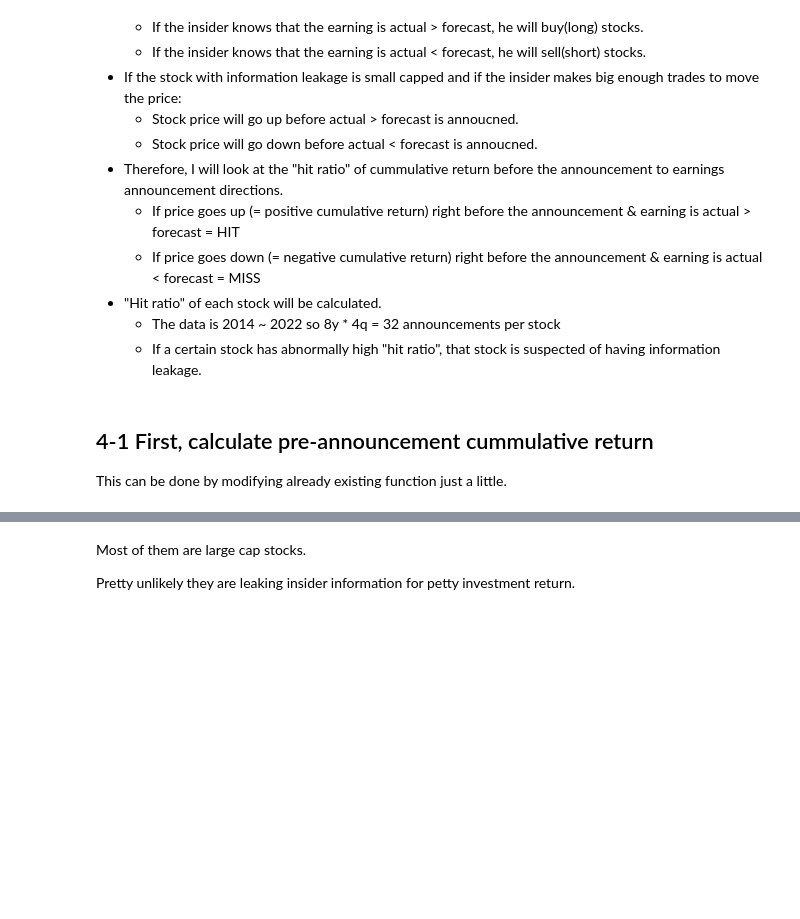
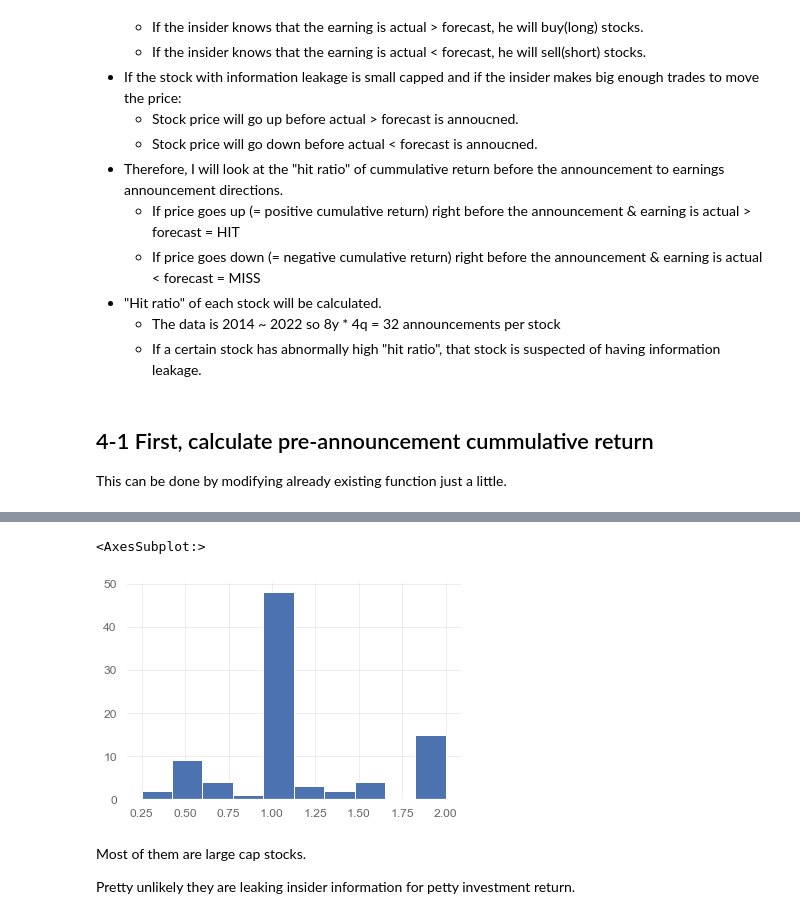
Before and after one commit to jaepil-choi/korquanttools, a Jupyter notebook: notebooks/eventstudy_PEAD.ipynb, the cells around one changed output, grey strips where cells are left out. Drawn from its saved outputs; the diff is of its cells as text; code cells hidden in the pictures; blank space fills up the shorter version.

Commit message:
[FEAT] : Calculate hit ratio of information leakage

```diff
--- a/notebooks/eventstudy_PEAD.ipynb
+++ b/notebooks/eventstudy_PEAD.ipynb
@@ -404,0 +379,3 @@ set(positive_bet['sid'].unique()) & set(negative_bet['sid'].unique())
+# %%
+unique_events = return_exploded_df[['sid', 'd_zero_date']].drop_duplicates()
+unique_events
@@ -404,0 +396,21 @@ set(positive_bet['sid'].unique()) & set(negative_bet['sid'].unique())
+# %%
+event_counter = Counter(unique_events['sid'])
+# %%
+companies_hit_infos = []
+
+for sid, (pos_hit, neg_hit) in companies_hit_count.items():
+    total_hit = pos_hit + neg_hit
+    total_count = event_counter[sid]
+    hit_ratio = total_hit / total_count
+
+    companies_hit_infos.append({
+        'sid': sid,
+        'pos_hit': pos_hit,
+        'neg_hit': neg_hit,
+        'total_hit': total_hit,
+        'total_count': total_count,
+        'hit_ratio':hit_ratio ,
+    })
+# %%
+companies_hit_infos_df = pd.DataFrame(companies_hit_infos)
+companies_hit_infos_df
@@ -405,3 +431,8 @@ set(positive_bet['sid'].unique()) & set(negative_bet['sid'].unique())
+# %%
+companies_hit_infos_df['hit_ratio'].hist()
+# %% [output]
+<AxesSubplot:>
+[figure, added]
 # %% [markdown]
 Most of them are large cap stocks.
 
```
Also changed, not shown: parts of 15 cells of this notebook.
